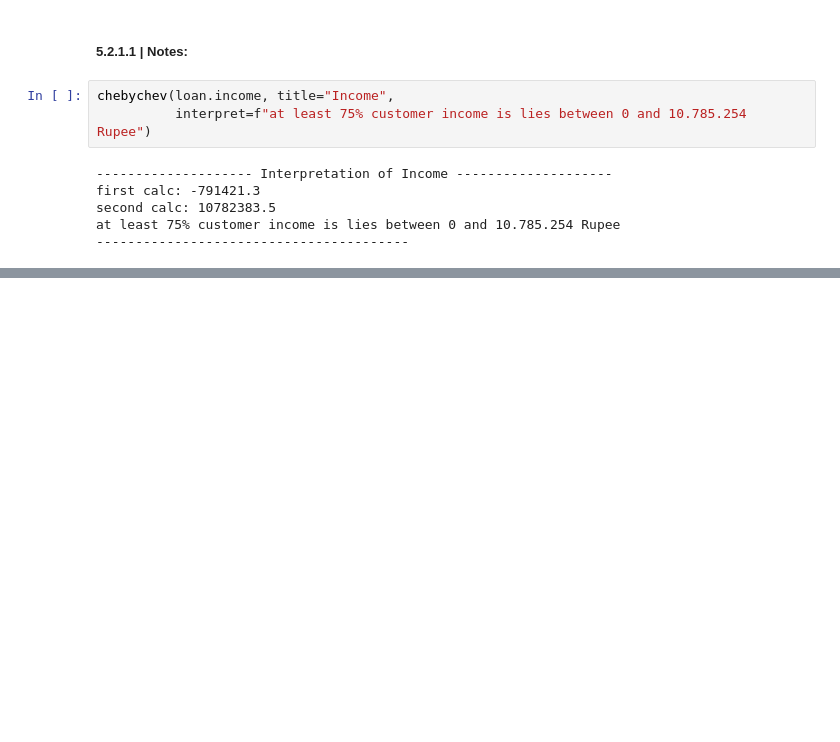
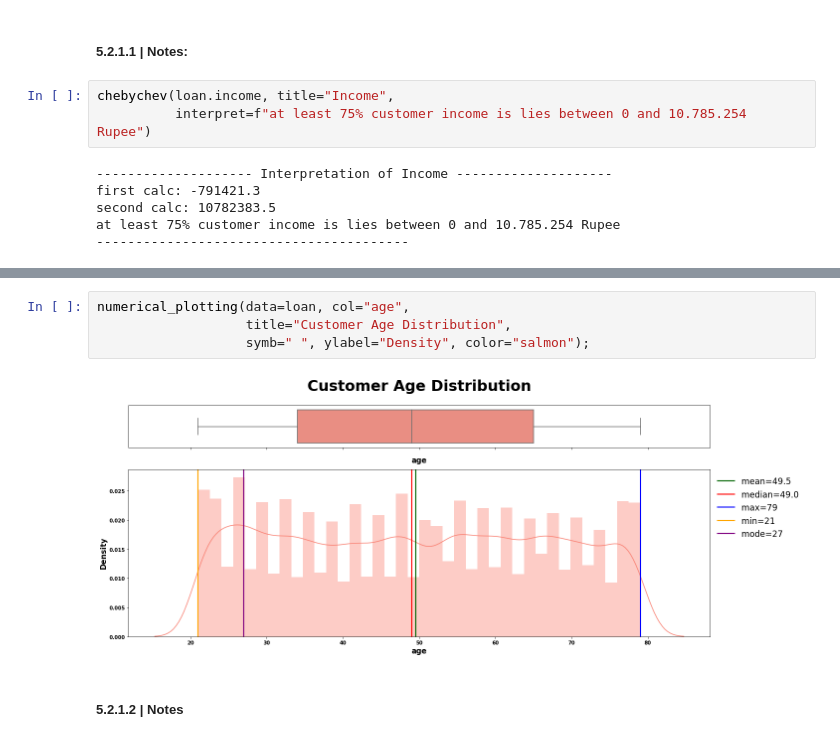
Before and after one commit to masete/Loan-Prediction-based-on-Customer-Behaviour, a Jupyter notebook: eda.ipynb, the cells around one changed output, grey strips where cells are left out. Cells and saved outputs as stored; diff of their text form; blank space fills up the shorter version.

```diff
--- a/eda.ipynb
+++ b/eda.ipynb
@@ -787,0 +798,8 @@ at least 75% customer income is lies between 0 and 10.785.254 Rupee
+# %%
+numerical_plotting(data=loan, col="age",
+                   title="Customer Age Distribution",
+                   symb=" ", ylabel="Density", color="salmon");
+# %% [output]
+[figure, added]
+# %% [markdown]
+##### 5.2.1.2 | Notes
```
Also changed, not shown: parts of 2 cells of this notebook.
